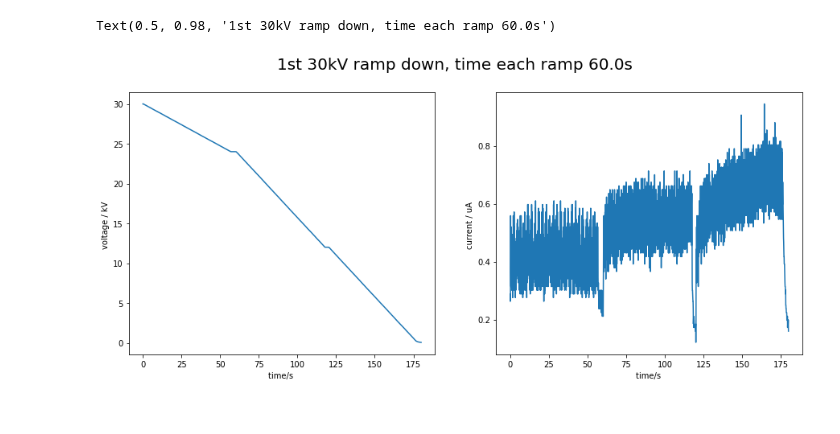
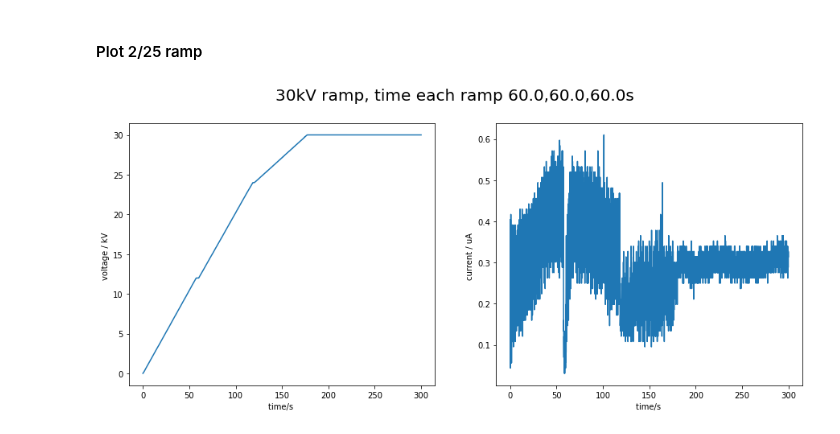
Before and after one commit to yyhshdu1/1-3-IR-high_voltage, a Jupyter notebook: Emma leakage current/Plot_V&A_ramp.ipynb, the cells around one changed output. Drawn from its saved outputs; the diff is of its cells as text; code cells hidden in the pictures.

Commit message:
plot ramp w speed

```diff
--- a/Emma leakage current/Plot_V&A_ramp.ipynb
+++ b/Emma leakage current/Plot_V&A_ramp.ipynb
@@ -36,6 +34,3 @@ def plot_from_csv(file_name, x_column_name = ["V_mon", "I_mon"]):
     ax[0].set_ylabel("voltage / kV ")
     ax[1].set_xlabel("time/s ")
     ax[1].set_ylabel("current / uA ")
-# %%
-file_name = 'ramp_and_record_0.000V_to_4.000V_step_0.01V_in_60s_2025-02-25_16-25-30_DAQ.csv'
-plot_from_csv(file_name)  # Assuming sample rate of 1000 Hz
@@ -44,3 +36,0 @@ plot_from_csv(file_name)  # Assuming sample rate of 1000 Hz
-# %%
-file_name = 'ramp_and_record_4.000V_to_8.000V_step_0.01V_in_60s_2025-02-25_16-27-01_DAQ.csv'
-plot_from_csv(file_name)  # Assuming sample rate of 1000 Hz
@@ -49,3 +36,0 @@ plot_from_csv(file_name)  # Assuming sample rate of 1000 Hz
-# %%
-file_name = 'ramp_and_record_8.000V_to_10.000V_step_0.01V_in_60s_2025-02-25_16-28-59_DAQ.csv'
-plot_from_csv(file_name)  # Assuming sample rate of 1000 Hz
@@ -54,3 +36,0 @@ plot_from_csv(file_name)  # Assuming sample rate of 1000 Hz
-# %%
-file_name = 'rec_at_10_recording_120s_2025-02-25_16-31-06_DAQ.csv'
-plot_from_csv(file_name)  # Assuming sample rate of 1000 Hz
@@ -122,15 +71,8 @@ time_stamp = np.linspace(0,float(ramp_time_tot), len(V_tot))
-# %%
-fig, ax = plt.subplots(1,2, figsize = [15,6])
-ax[0].plot(time_stamp, V_tot)
-ax[1].plot(time_stamp, I_tot)
-ax[0].set_xlabel("time/s ")
-ax[0].set_ylabel("voltage / kV ")
-ax[1].set_xlabel("time/s ")
-ax[1].set_ylabel("current / uA ")
-
-match = re.search(r'_(\d+)s', file_name[0])
-ramp_time_single = match.group(1)
-fig.suptitle(f'1st 30kV ramp down, time each ramp {int(ramp_time_single):.1f}s', fontsize=20)
-# %% [output]
-Text(0.5, 0.98, '1st 30kV ramp down, time each ramp 60.0s')
-[figure, removed]
+# %% [markdown]
+#### Plot 2/25 ramp
+# %%
+os.chdir('C:\\Users\\yuanhang.yang\\Documents\\GitHub\\1-3-IR-high_voltage\\Emma leakage current\\2-25_2025_test')
+file_name = ['ramp_and_record_0.000V_to_4.000V_step_0.01V_in_60s_2025-02-25_16-25-30_DAQ.csv','ramp_and_record_4.000V_to_8.000V_step_0.01V_in_60s_2025-02-25_16-27-01_DAQ.csv','ramp_and_record_8.000V_to_10.000V_step_0.01V_in_60s_2025-02-25_16-28-59_DAQ.csv','rec_at_10_recording_120s_2025-02-25_16-31-06_DAQ.csv']
+plot_combined(file_name)
+# %% [output]
+[figure, added]
```
Also changed, not shown: parts of 18 cells of this notebook.
